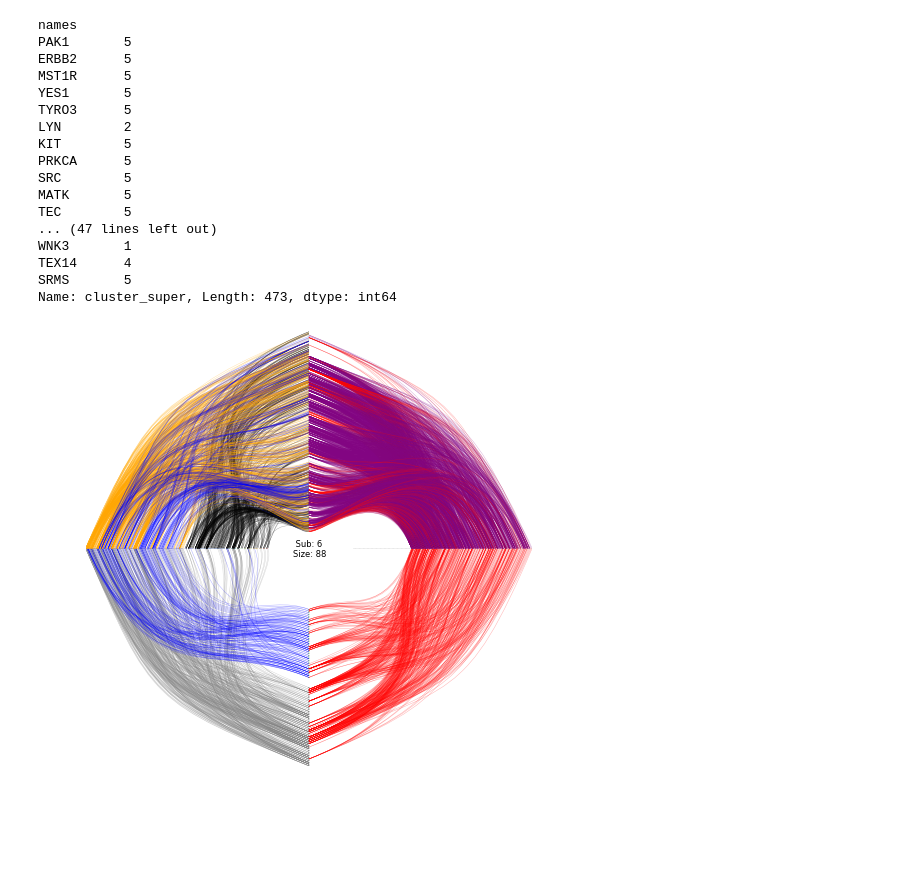
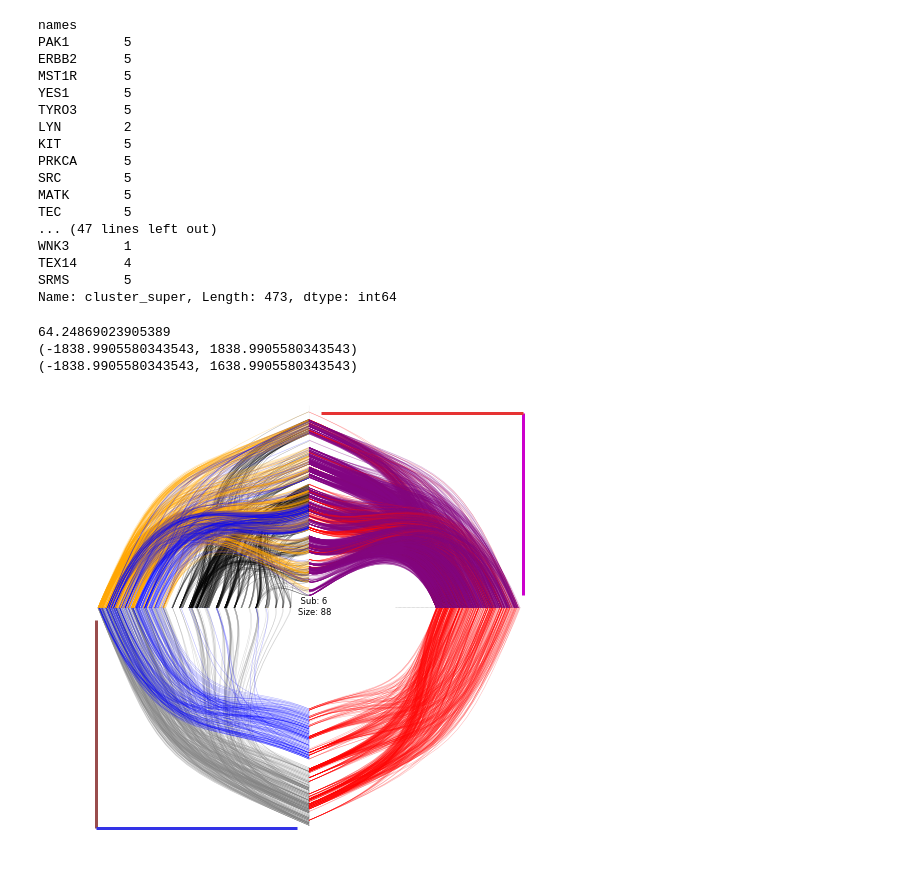
Before and after one commit to gomezlab/kinotypeClusteringAndRegression, a Jupyter notebook: viz/hiveplot/hiveplot_custom.ipynb, the cells around one changed output. Cells and saved outputs as stored; diff of their text form; code cells hidden in the pictures; blank space fills up the shorter version.

Commit message:
begin hive legend

```diff
--- a/viz/hiveplot/hiveplot_custom.ipynb
+++ b/viz/hiveplot/hiveplot_custom.ipynb
@@ -594,13 +578,13 @@ TEX14      4
 SRMS       5
 Name: cluster_super, Length: 473, dtype: int64
 # %%
-def plot_sub_super_hiveplot(sub_clust_no, super_clust_no, fig, ax):
+def plot_sub_super_hiveplot(sub_clust_no, super_clust_no, fig, ax, axis_pad=None):
     nodes = {}
 
     nodes['kinome'] = []
     all_families = set(kinase_family_data)
     for i,family in enumerate(all_families):
-        nodes.update({'kinome':nodes['kinome']+[('kinome_'+x,x) for x in list(kinase_family_data[kinase_family_data==family].index)]+[('kinome_'+str(j),'empty'+str(j), 'empty') for j in range(i*5,i*5+1)]})
+        nodes.update({'kinome':nodes['kinome']+[('kinome_'+x,x) for x in list(louv[louv.cluster_super==family].sort_values(by='cluster_sub').names)]+[('kinome_'+str(j),'empty'+str(j), 'empty') for j in range(i*len(louv.names)//25,(i+1)*len(louv.names)//25)] if i < len(all_families) else []})
 
 
     #nodes['kinome'] = [('kinome_'+x,x) for x in louv.names]
@@ -612,7 +596,7 @@ def plot_sub_super_hiveplot(sub_clust_no, super_clust_no, fig, ax):
 
     # add the understudied kinases last, as we reverse
     nodes['sub'] = [('sub_'+x,x,'well') for x,z in zip(louv.names, louv.cluster_sub) if z == sub_clust_no and x not in understudied]
-    nodes.update({'sub':nodes['sub']+[('sub_empty'+str(i),'empty'+str(i),'empty') for i in range(0,sub_cluster_size//20+1)]}) # add empty divider proportiona to length
+    nodes.update({'sub':nodes['sub']+[('sub_empty'+str(i),'empty'+str(i),'empty') for i in range(0,sub_cluster_size//15+1)]}) # add empty divider proportiona to length
     nodes.update({'sub':nodes['sub']+[('sub_'+x,x,'under') for x,z in zip(louv.names, louv.cluster_sub) if z == sub_clust_no and x in understudied]})
 
     #print(nodes['sub'])
@@ -622,7 +606,7 @@ def plot_sub_super_hiveplot(sub_clust_no, super_clust_no, fig, ax):
 
     for i, sub_clust_in_super in enumerate(set_of_subclusts_in_superclust):
         #print(i)
-        nodes.update({'super':nodes['super']+[('super_'+x,x,i) for x,y,z in zip(louv.names, louv.cluster_super, louv.cluster_sub) if y == super_clust_no and z == sub_clust_in_super]+[('super_empty'+str(i),'empty'+str(i),'empty')]})
+        nodes.update({'super':nodes['super']+[('super_'+x,x,i) for x,y,z in zip(louv.names, louv.cluster_super, louv.cluster_sub) if y == super_clust_no and z == sub_clust_in_super]+[('super_empty'+str(j),'empty'+str(j),'empty') for j in range(i*sum(louv.cluster_super==super_clust_no)//20, (i+1)*sum(louv.cluster_super==super_clust_no)//20)]})
 
     # get the supercluster genes
     louv_super_names = set(louv[louv.cluster_super == super_clust_no].names)
@@ -669,10 +653,10 @@ def plot_sub_super_hiveplot(sub_clust_no, super_clust_no, fig, ax):
     edges['super_kinome'] = list(filter(lambda x: x not in edges['sub_kinome'], edges['super_kinome']))
 
     nodes_cmap = dict()
-    nodes_cmap['kinome'] = 'green'
-    nodes_cmap['drug'] = 'gray'
+    nodes_cmap['kinome'] = lambda x: 'white' if x[0][1] == 'empty' else 'black'
+    nodes_cmap['drug'] = 'black'
 
-    sub_color_dict = {'empty':'white', 'under':'green', 'well':'black'}
+    sub_color_dict = {'empty':'white', 'under':'blue', 'well':'black'}
     nodes_cmap['sub'] = lambda x: sub_color_dict[x[2]]
 
     #print(len(set_of_subclusts_in_superclust))
@@ -703,25 +687,59 @@ def plot_sub_super_hiveplot(sub_clust_no, super_clust_no, fig, ax):
     #return
     #print(nodes['super'])
 
-    h = hp.HivePlot(nodes, edges, nodes_cmap, edges_cmap, fig=fig, ax=ax, group_scale=group_scale, reverse_to_expand=group_reverse, skip_within=True)
+    h = hp.HivePlot(nodes, edges, nodes_cmap, edges_cmap, fig=fig, ax=ax, group_scale=group_scale, reverse_to_expand=group_reverse, skip_within=True, axis_pad=axis_pad)
     h.draw()
 
     return h
-# %%
-fig, ax = plt.subplots(ncols=1,nrows=1, figsize=(8,8))
-
-#h = hp.HivePlot(nodes, edges, nodes_cmap, edges_cmap, fig=fig, ax=ax, group_scale=group_scale, reverse_to_expand=group_reverse, skip_within=True)
-h = plot_sub_super_hiveplot(sub_clust_no=6, super_clust_no=4, fig=fig, ax=ax)
-
-#circle = plt.Circle(xy=(0, 0), radius=100,
-                                #color='gray', linewidth=0)
-#ax.add_patch(circle)
-
-ax.text(x=-90,y=-50, s=' Sub: 6\nSize: 88',color='black',fontsize='small')
-#h.draw()
-plt.savefig('subc_8.pdf')
-# %% [output]
-[figure, removed]
+# %%
+import matplotlib.lines as lines
+fig, ax = plt.subplots(ncols=1,nrows=1, figsize=(8,8))
+
+#h = hp.HivePlot(nodes, edges, nodes_cmap, edges_cmap, fig=fig, ax=ax, group_scale=group_scale, reverse_to_expand=group_reverse, skip_within=True)
+h = plot_sub_super_hiveplot(sub_clust_no=6, super_clust_no=4, fig=fig, ax=ax, axis_pad=100)
+
+#circle = plt.Circle(xy=(0, 0), radius=100,
+                                #color='gray', linewidth=0)
+#ax.add_patch(circle)
+kin_height = np.log(len(louv.names)+(len(louv.names)//25*8))*10
+print(kin_height)
+#bar_kin, = plt.plot(x=[1,2,3], label="Line 1", linewidth=4)
+#bar_kin, = plt.plot([1,2,3], label="Kinome", linewidth=4)
+#bar_kin1 = lines.Line2D([0],[0], color='blue', marker='|', linestyle='None',
+#                          markersize=200, markeredgewidth=1.5, label='Kinome')
+#bar_kin = lines.Line2D([plt.xlim()[1]-100],[plt.ylim()[1]/2], color='blue', marker='|', linestyle='None',
+#                          markersize=200, markeredgewidth=2, label='Kinome')
+
+
+#first_legend = plt.legend(handles=[bar_kin], loc=1)
+#ax.add_artist(bar_kin1)
+#ax.add_artist(bar_kin)
+
+
+import matplotlib.collections  as mc
+#bars = [[(0,plt.xlim()[1]-100), (0,plt.ylim())], [(0,plt.xlim()[0]+100), (0,plt.ylim())]]
+
+#lines = mc.LineCollection(bars, linewidths=5)
+#ax.add_collection(lines)
+lines = [[(plt.xlim()[1]-80, 100), (plt.xlim()[1]-80, plt.ylim()[1]-80)], [(plt.xlim()[0]+80, plt.ylim()[0]+80), (plt.xlim()[0]+80, -100)], [(plt.xlim()[0]+80, plt.ylim()[0]+80), (-100, plt.ylim()[0]+80)], [(100, plt.ylim()[1]-80), (plt.xlim()[1]-80, plt.ylim()[1]-80)]]
+c = np.array([(.8, 0, .8, 1), (.6, .3, .3, 1), (.2, .2, .9, 1), (.9, .2, .2, 1)])
+
+lc = mc.LineCollection(lines, colors=c, linewidths=3)
+#fig, ax = pl.subplots()
+ax.add_collection(lc)
+
+
+print(plt.xlim())
+print(plt.ylim())
+
+ax.text(x=-90,y=-50, s=' Sub: 6\nSize: 88',color='black',fontsize='small')
+#h.draw()
+plt.savefig('subc_8.pdf')
+# %% [output]
+64.24869023905389
+(-1838.9905580343543, 1838.9905580343543)
+(-1838.9905580343543, 1638.9905580343543)
+[figure, added]
 # %%
 fig, ax = plt.subplots(ncols=1,nrows=1, figsize=(8,8))
 
```
Also changed, not shown: parts of 16 cells of this notebook.
